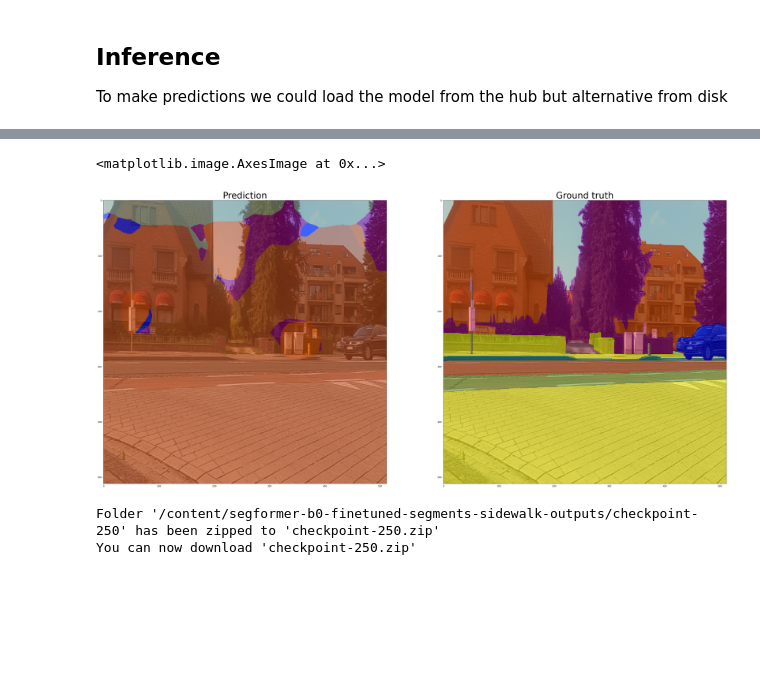
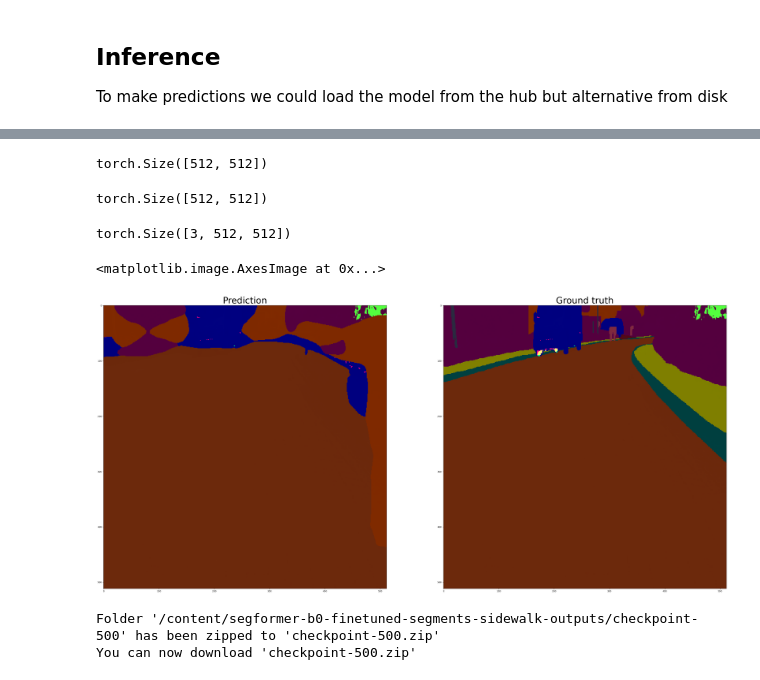
Before and after one commit to LeninGF/image-segmentation-tutorials, a Jupyter notebook: Fine-Tuning-SemanticSegmentation.ipynb, the cells around one changed output, grey strips where cells are left out. Cells and saved outputs as stored; diff of their text form; code cells hidden in the pictures; blank space fills up the shorter version.

```diff
--- a/Fine-Tuning-SemanticSegmentation.ipynb
+++ b/Fine-Tuning-SemanticSegmentation.ipynb
@@ -277,7 +271,7 @@ processor = SegformerImageProcessor.from_pretrained("nvidia/segformer-b0-finetun
 # %%
 from transformers import SegformerForSemanticSegmentation
 
-local_model_path = "/content/segformer-b0-finetuned-segments-sidewalk-outputs/checkpoint-250"
+local_model_path = "/content/segformer-b0-finetuned-segments-sidewalk-outputs/checkpoint-500"
 model = SegformerForSemanticSegmentation.from_pretrained(local_model_path)
 # %%
 import matplotlib.pyplot as plt
@@ -319,6 +313,18 @@ upsampled_logits = nn.functional.interpolate(
 
 # Second, apply argmax on the class dimension
 pred_seg = upsampled_logits.argmax(dim=1)[0]
+# %%
+image.size()[1:][::-1]
+# %% [output]
+torch.Size([512, 512])
+# %%
+pred_seg.shape
+# %% [output]
+torch.Size([512, 512])
+# %%
+image.shape
+# %% [output]
+torch.Size([3, 512, 512])
 # %%
 #@title `def sidewalk_palette()`
 
@@ -378,31 +384,31 @@ def get_seg_overlay(image, seg):
 # %%
 import matplotlib.pyplot as plt
 import numpy as np # Ensure numpy is imported for .astype(np.uint8)
 
 # image_display is a torch.Tensor of shape (H, W, C) with values in [0, 1]
 # Scale it to [0, 255] and convert to numpy uint8 for overlay
-image_for_overlay = (image_display * 255).cpu().numpy().astype(np.uint8)
+# image_for_overlay = (image_display * 255).cpu().numpy().astype(np.uint8)
 
-pred_img = get_seg_overlay(image_for_overlay, pred_seg)
-gt_img = get_seg_overlay(image_for_overlay, np.array(gt_seg))
+pred_img = get_seg_overlay(image.permute(1, 2, 0), pred_seg)
+gt_img = get_seg_overlay(image.permute(1, 2, 0), np.array(gt_seg))
 
 f, axs = plt.subplots(1, 2)
 f.set_figheight(30)
 f.set_figwidth(50)
 
 axs[0].set_title("Prediction", {'fontsize': 40})
 axs[0].imshow(pred_img)
 axs[1].set_title("Ground truth", {'fontsize': 40})
 axs[1].imshow(gt_img)
 # %% [output]
 <matplotlib.image.AxesImage at 0x...>
-[figure, old version]
+[figure, new version]
 # %%
 import shutil
 import os
 
-folder_to_zip = '/content/segformer-b0-finetuned-segments-sidewalk-outputs/checkpoint-250'
-output_filename = 'checkpoint-250'
+folder_to_zip = '/content/segformer-b0-finetuned-segments-sidewalk-outputs/checkpoint-500'
+output_filename = 'checkpoint-500'
 
 # Create the zip archive
 shutil.make_archive(output_filename, 'zip', folder_to_zip)
@@ -410,5 +416,5 @@ shutil.make_archive(output_filename, 'zip', folder_to_zip)
 print(f"Folder '{folder_to_zip}' has been zipped to '{output_filename}.zip'")
 print(f"You can now download '{output_filename}.zip'")
 # %% [output]
-Folder '/content/segformer-b0-finetuned-segments-sidewalk-outputs/checkpoint-250' has been zipped to 'checkpoint-250.zip'
-You can now download 'checkpoint-250.zip'
+Folder '/content/segformer-b0-finetuned-segments-sidewalk-outputs/checkpoint-500' has been zipped to 'checkpoint-500.zip'
+You can now download 'checkpoint-500.zip'
```
Also changed, not shown: parts of 4 cells of this notebook.
